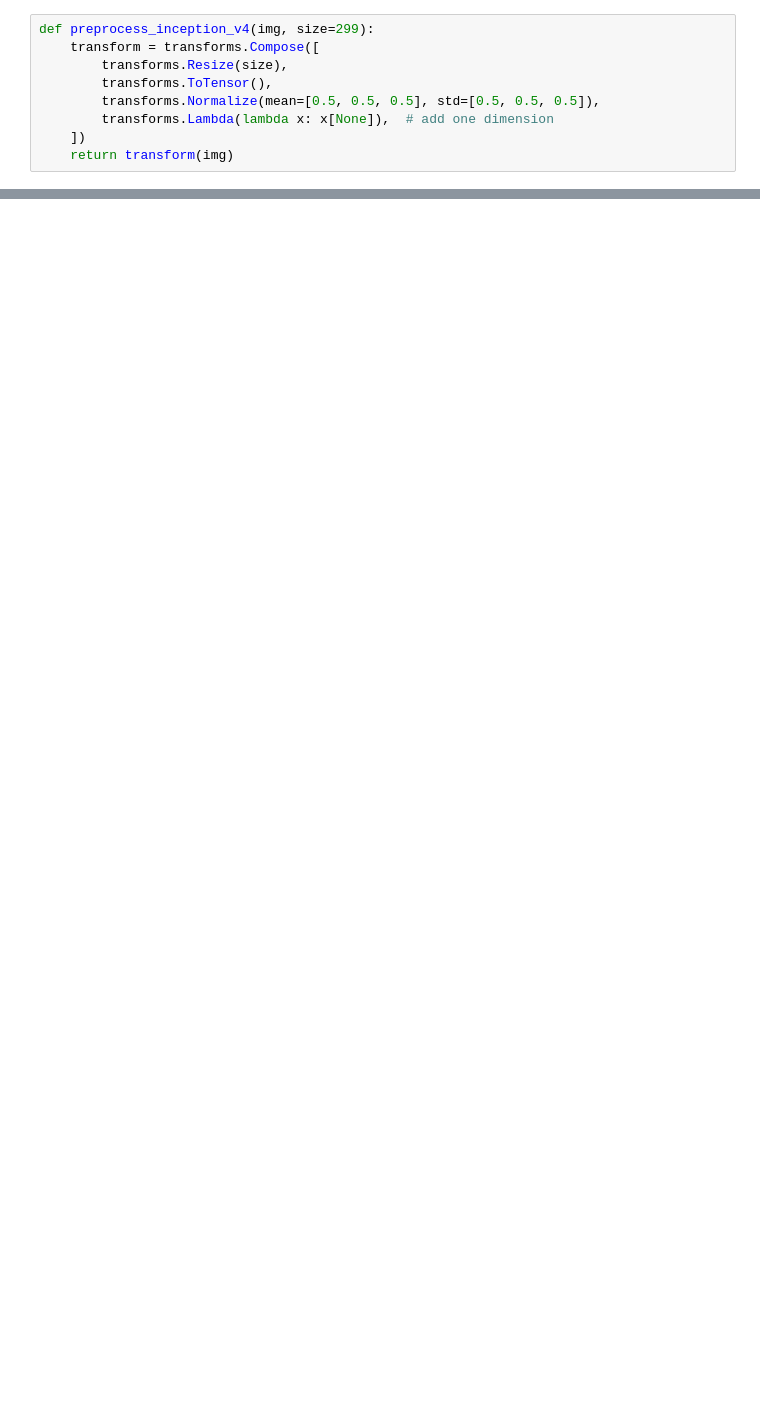
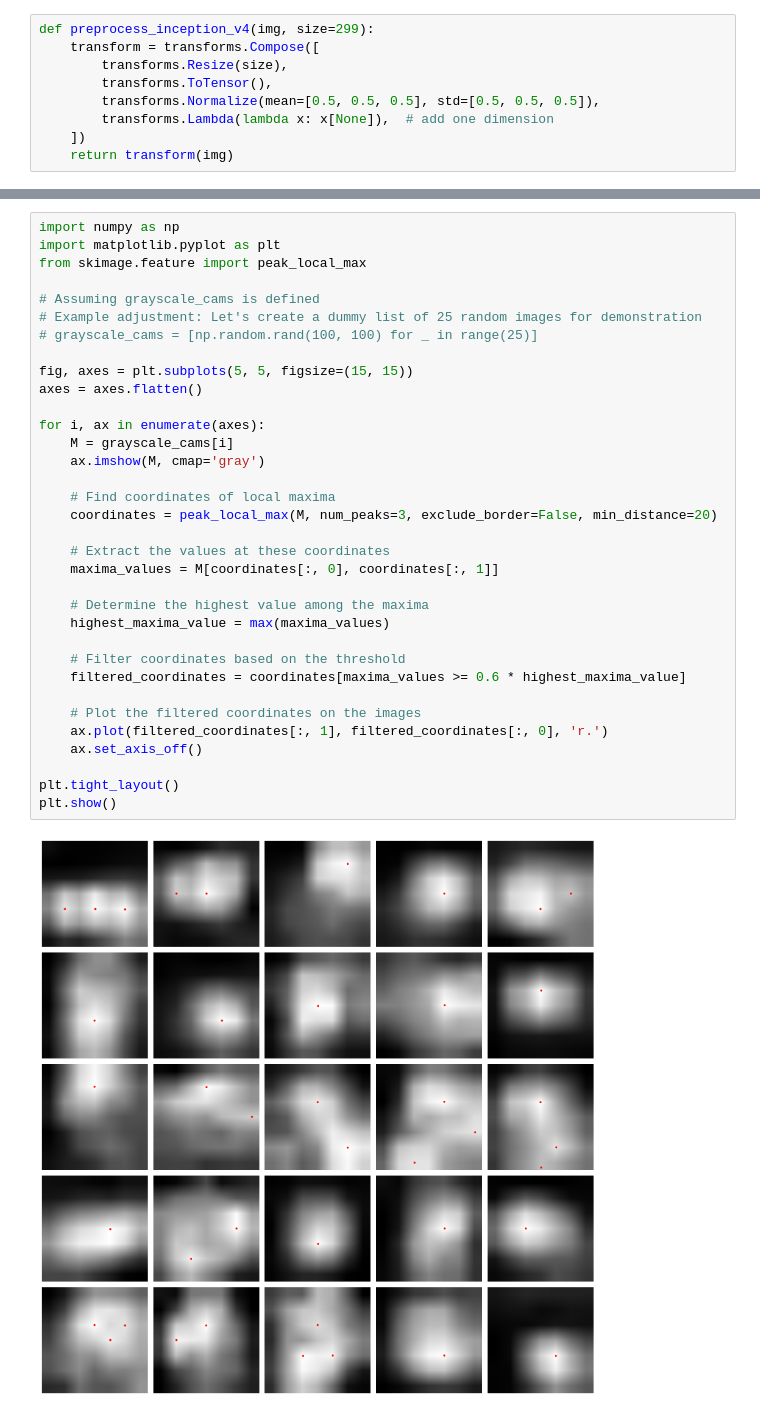
Before and after one commit to guillaume-salle/APD_AMAL, a Jupyter notebook: notebook.ipynb, the cells around one changed output, grey strips where cells are left out. Drawn from its saved outputs; the diff is of its cells as text; blank space fills up the shorter version.

Commit message:
points maxima

```diff
--- a/notebook.ipynb
+++ b/notebook.ipynb
@@ -219,0 +196,36 @@ TypeError: conv2d() received an invalid combination of arguments - got (numpy.nd
+# %%
+import numpy as np
+import matplotlib.pyplot as plt
+from skimage.feature import peak_local_max
+
+# Assuming grayscale_cams is defined
+# Example adjustment: Let's create a dummy list of 25 random images for demonstration
+# grayscale_cams = [np.random.rand(100, 100) for _ in range(25)]
+
+fig, axes = plt.subplots(5, 5, figsize=(15, 15))
+axes = axes.flatten()
+
+for i, ax in enumerate(axes):
+    M = grayscale_cams[i]
+    ax.imshow(M, cmap='gray')
+
+    # Find coordinates of local maxima
+    coordinates = peak_local_max(M, num_peaks=3, exclude_border=False, min_distance=20)
+
+    # Extract the values at these coordinates
+    maxima_values = M[coordinates[:, 0], coordinates[:, 1]]
+
+    # Determine the highest value among the maxima
+    highest_maxima_value = max(maxima_values)
+
+    # Filter coordinates based on the threshold
+    filtered_coordinates = coordinates[maxima_values >= 0.6 * highest_maxima_value]
+
+    # Plot the filtered coordinates on the images
+    ax.plot(filtered_coordinates[:, 1], filtered_coordinates[:, 0], 'r.')
+    ax.set_axis_off()
+
+plt.tight_layout()
+plt.show()
+# %% [output]
+[figure, added]
```
Also changed, not shown: parts of 8 cells of this notebook, 21 other files.
